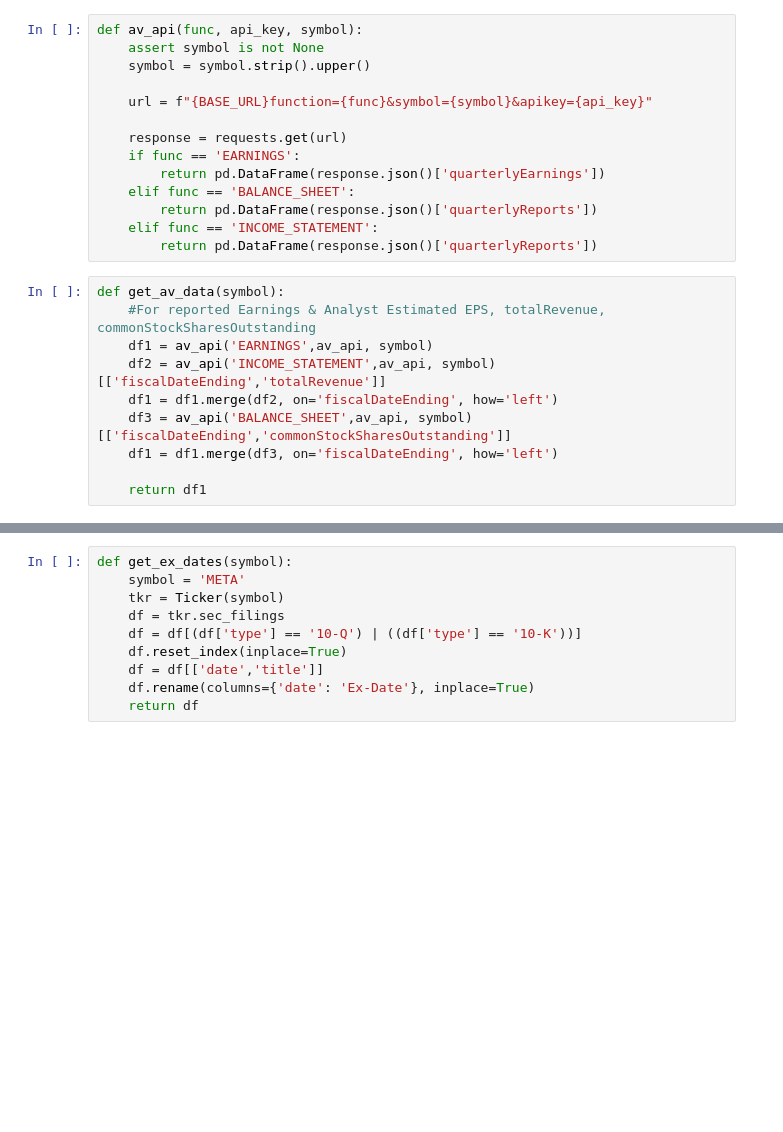
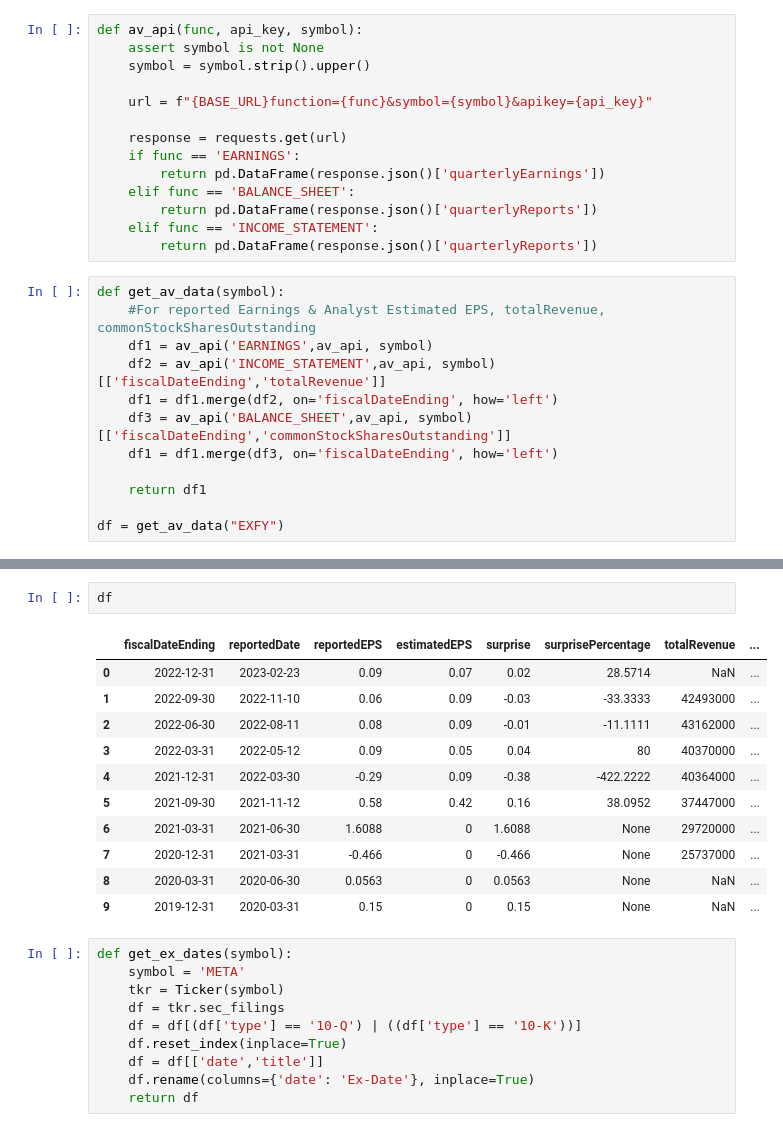
Before and after one commit to yashalgo/code, a Jupyter notebook: ep/src/EP_YASH.ipynb, the cells around one changed output, grey strips where cells are left out. Drawn from its saved outputs; the diff is of its cells as text; blank space fills up the shorter version.

Commit message:
Update: earnings data acquisition modules

```diff
--- a/ep/src/EP_YASH.ipynb
+++ b/ep/src/EP_YASH.ipynb
@@ -40,3 +40,5 @@ def get_av_data(symbol):
     df1 = df1.merge(df3, on='fiscalDateEnding', how='left')
 
     return df1
+
+df = get_av_data("EXFY")
@@ -45,3 +45,17 @@ ConnectionError: HTTPSConnectionPool(host='www.alphavantage.co', port=443): Max
+# %%
+df
+# %% [output]
+|  | fiscalDateEnding | reportedDate | reportedEPS | estimatedEPS | surprise | surprisePercentage | totalRevenue | ... |
+| 0 | 2022-12-31 | 2023-02-23 | 0.09 | 0.07 | 0.02 | 28.5714 | NaN | ... |
+| 1 | 2022-09-30 | 2022-11-10 | 0.06 | 0.09 | -0.03 | -33.3333 | 42493000 | ... |
+| 2 | 2022-06-30 | 2022-08-11 | 0.08 | 0.09 | -0.01 | -11.1111 | 43162000 | ... |
+| 3 | 2022-03-31 | 2022-05-12 | 0.09 | 0.05 | 0.04 | 80 | 40370000 | ... |
+| 4 | 2021-12-31 | 2022-03-30 | -0.29 | 0.09 | -0.38 | -422.2222 | 40364000 | ... |
+| 5 | 2021-09-30 | 2021-11-12 | 0.58 | 0.42 | 0.16 | 38.0952 | 37447000 | ... |
+| 6 | 2021-03-31 | 2021-06-30 | 1.6088 | 0 | 1.6088 | None | 29720000 | ... |
+| 7 | 2020-12-31 | 2021-03-31 | -0.466 | 0 | -0.466 | None | 25737000 | ... |
+| 8 | 2020-03-31 | 2020-06-30 | 0.0563 | 0 | 0.0563 | None | NaN | ... |
+| 9 | 2019-12-31 | 2020-03-31 | 0.15 | 0 | 0.15 | None | NaN | ... |
 # %%
 def get_ex_dates(symbol):
     symbol = 'META'
```
Also changed, not shown: parts of 1 cell of this notebook, 2 other files.
